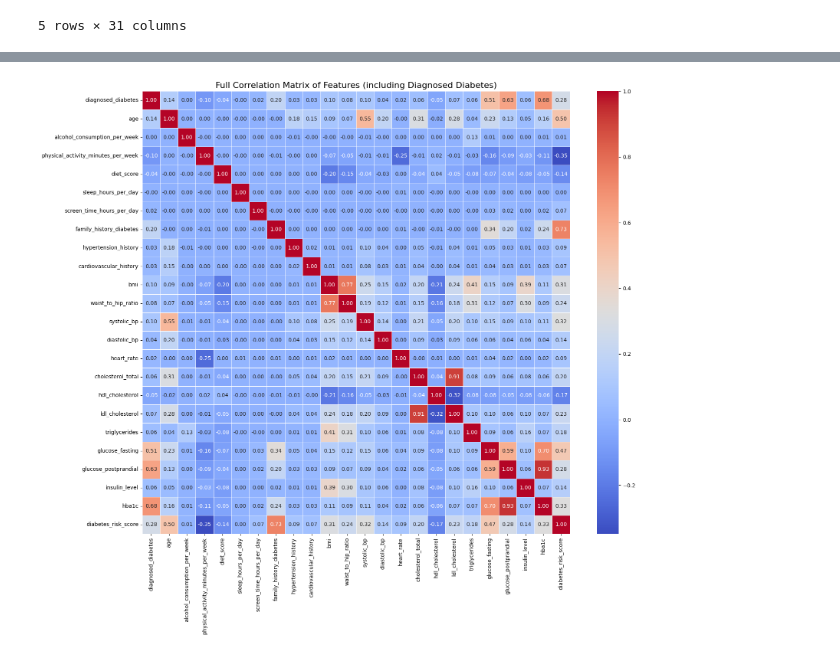
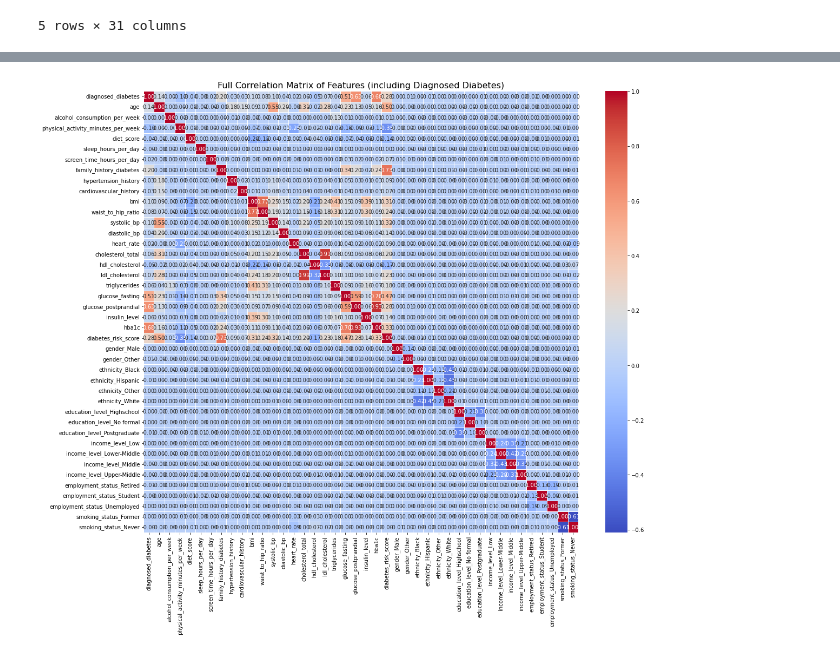
Before and after one commit to sterzoutt/DS3000A-GROUP, a Jupyter notebook: DS3000A_GROUP.ipynb, the cells around one changed output, grey strips where cells are left out. Saved outputs shown, nothing was run; the diff lists cells and outputs as text; code cells hidden in the pictures.

```diff
--- a/DS3000A_GROUP.ipynb
+++ b/DS3000A_GROUP.ipynb
@@ -103,9 +96,9 @@ for col in df.columns:
         ordered_columns.append(col)
 
 # new df with proper ordering
-dfReady = df[ordered_columns]
+df = df[ordered_columns]
 
-display(dfReady.head())
+display(df.head())
 # %% [output]
 |  | diagnosed_diabetes | age | gender | ethnicity | education_level | income_level | employment_status | ... |
 | 0 | 1 | 58 | Male | Asian | Highschool | Lower-Middle | Employed | ... |
@@ -114,3 +107,7 @@ display(dfReady.head())
 | 3 | 1 | 74 | Female | Black | Highschool | Low | Retired | ... |
 | 4 | 1 | 46 | Male | White | Graduate | Middle | Retired | ... |
 5 rows × 31 columns
+# %%
+df = pd.get_dummies(df, columns=['gender', 'ethnicity', 'education_level', 'income_level', 'employment_status',
+                                 'smoking_status'], drop_first=True)
+df.head()
@@ -117,16 +143,16 @@ display(dfReady.head())
 # %%
 import matplotlib.pyplot as plt
 import seaborn as sns
 
 # calculate the full correlation matrix
-correlationMatrix = dfReady.corr(numeric_only=True)
+correlationMatrix = df.corr()
 
 # set up the matplotlib figure
 plt.figure(figsize=(18, 15)) # Adjust size for better readability
 
 # draw the heatmap with the mask and correct aspect ratio
 sns.heatmap(correlationMatrix, annot=True, cmap='coolwarm', fmt='.2f', linewidths=.5)
 plt.title('Full Correlation Matrix of Features (including Diagnosed Diabetes)', fontsize=16)
 plt.show()
 # %% [output]
-[figure, old version]
+[figure, new version]
```
Also changed, not shown: parts of 9 cells of this notebook, 1 other file.
